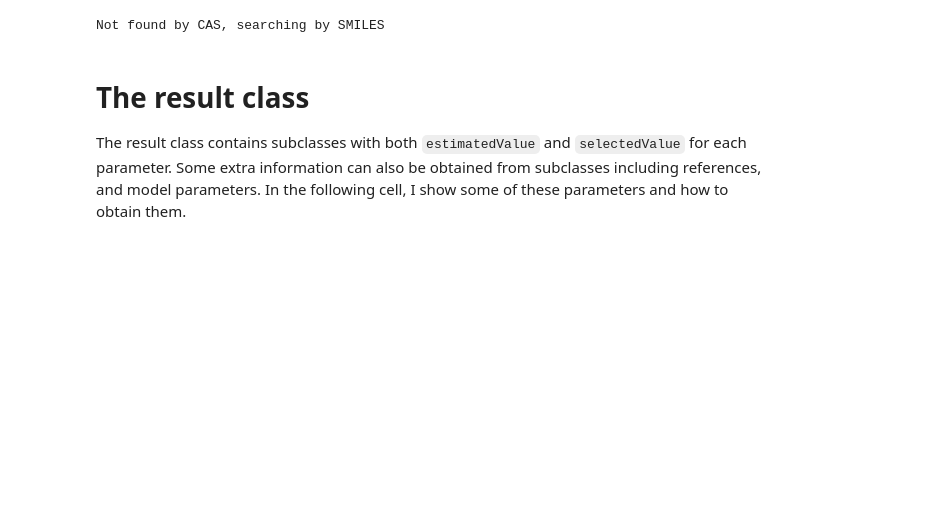
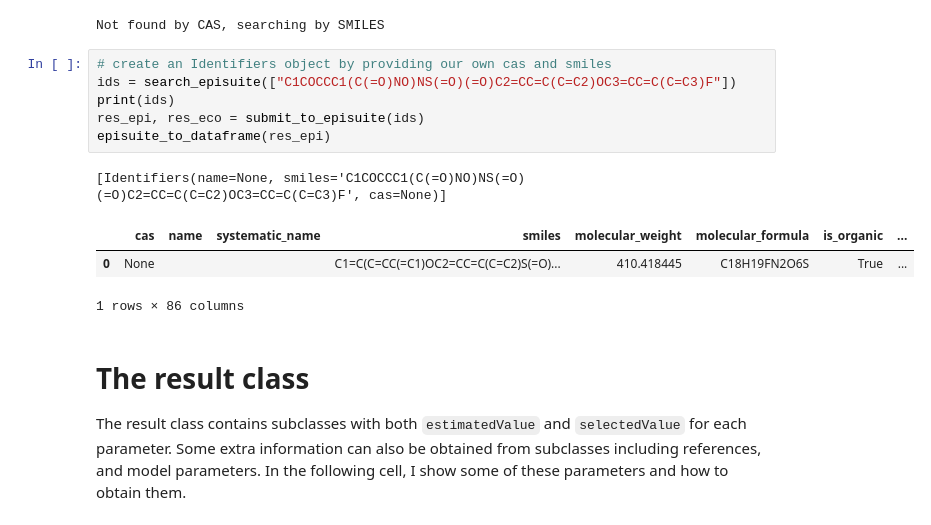
Before and after one commit to USEtox/PyEPISuite, a Jupyter notebook: notebooks/tutorial01.ipynb, the cells around one changed output. Drawn from its saved outputs; the diff is of its cells as text; blank space fills up the shorter version.

```diff
--- a/notebooks/tutorial01.ipynb
+++ b/notebooks/tutorial01.ipynb
@@ -97,6 +104,17 @@ else:
     print("Not found by CAS, searching by SMILES")
 # %% [output]
 Not found by CAS, searching by SMILES
+# %%
+# create an Identifiers object by providing our own cas and smiles
+ids = search_episuite(["C1COCCC1(C(=O)NO)NS(=O)(=O)C2=CC=C(C=C2)OC3=CC=C(C=C3)F"])
+print(ids)
+res_epi, res_eco = submit_to_episuite(ids)
+episuite_to_dataframe(res_epi)
+# %% [output]
+[Identifiers(name=None, smiles='C1COCCC1(C(=O)NO)NS(=O)(=O)C2=CC=C(C=C2)OC3=CC=C(C=C3)F', cas=None)]
+|  | cas | name | systematic_name | smiles | molecular_weight | molecular_formula | is_organic | ... |
+| 0 | None |  |  | C1=C(C=CC(=C1)OC2=CC=C(C=C2)S(=O)... | 410.418445 | C18H19FN2O6S | True | ... |
+1 rows × 86 columns
 # %% [markdown]
 # The result class
 The result class contains subclasses with both `estimatedValue` and `selectedValue` for each parameter. Some extra information can also be obtained from subclasses including references, and model parameters. In the following cell, I show some of these parameters and how to obtain them.
```
Also changed, not shown: parts of 2 cells of this notebook, 4 other files.
